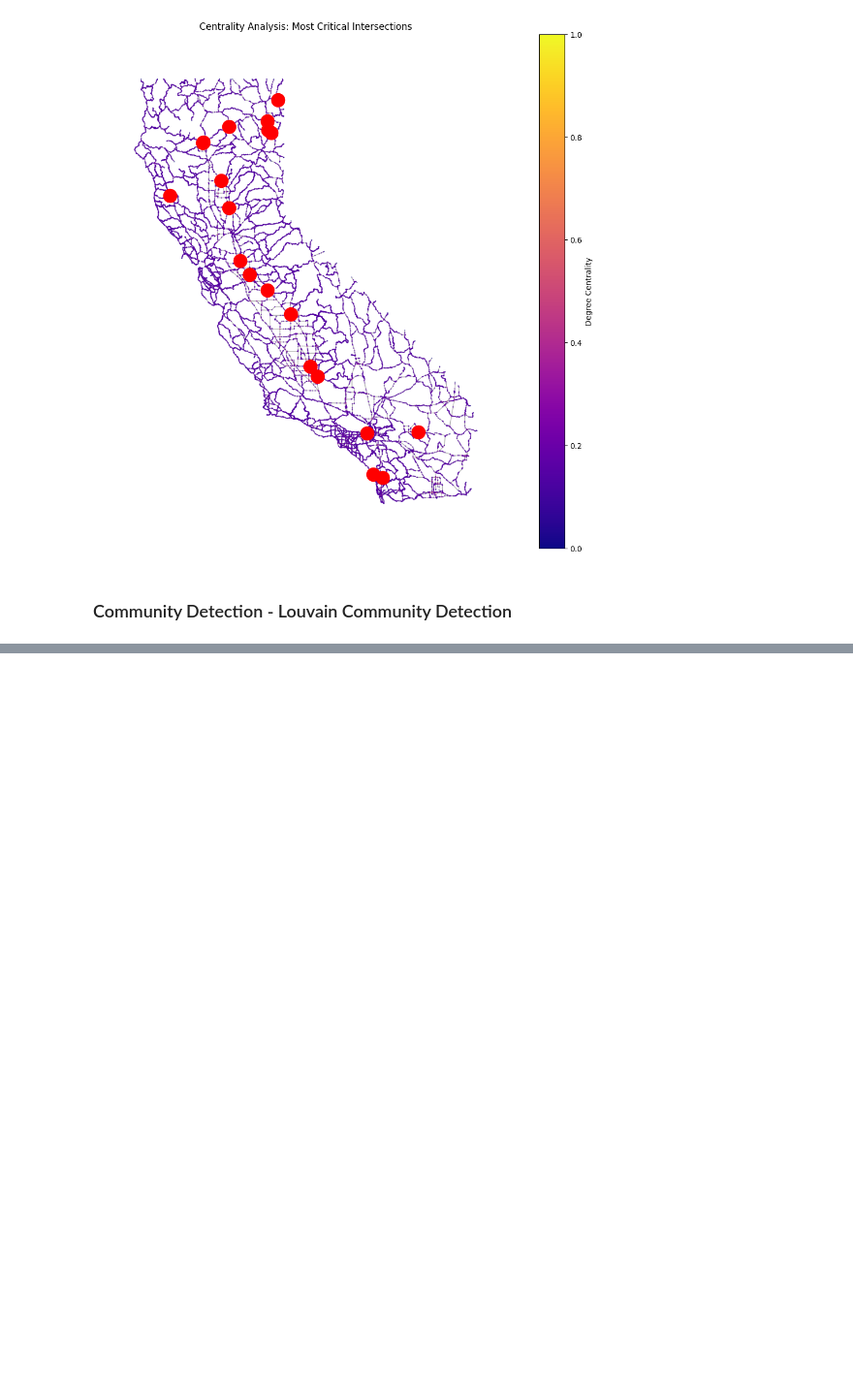
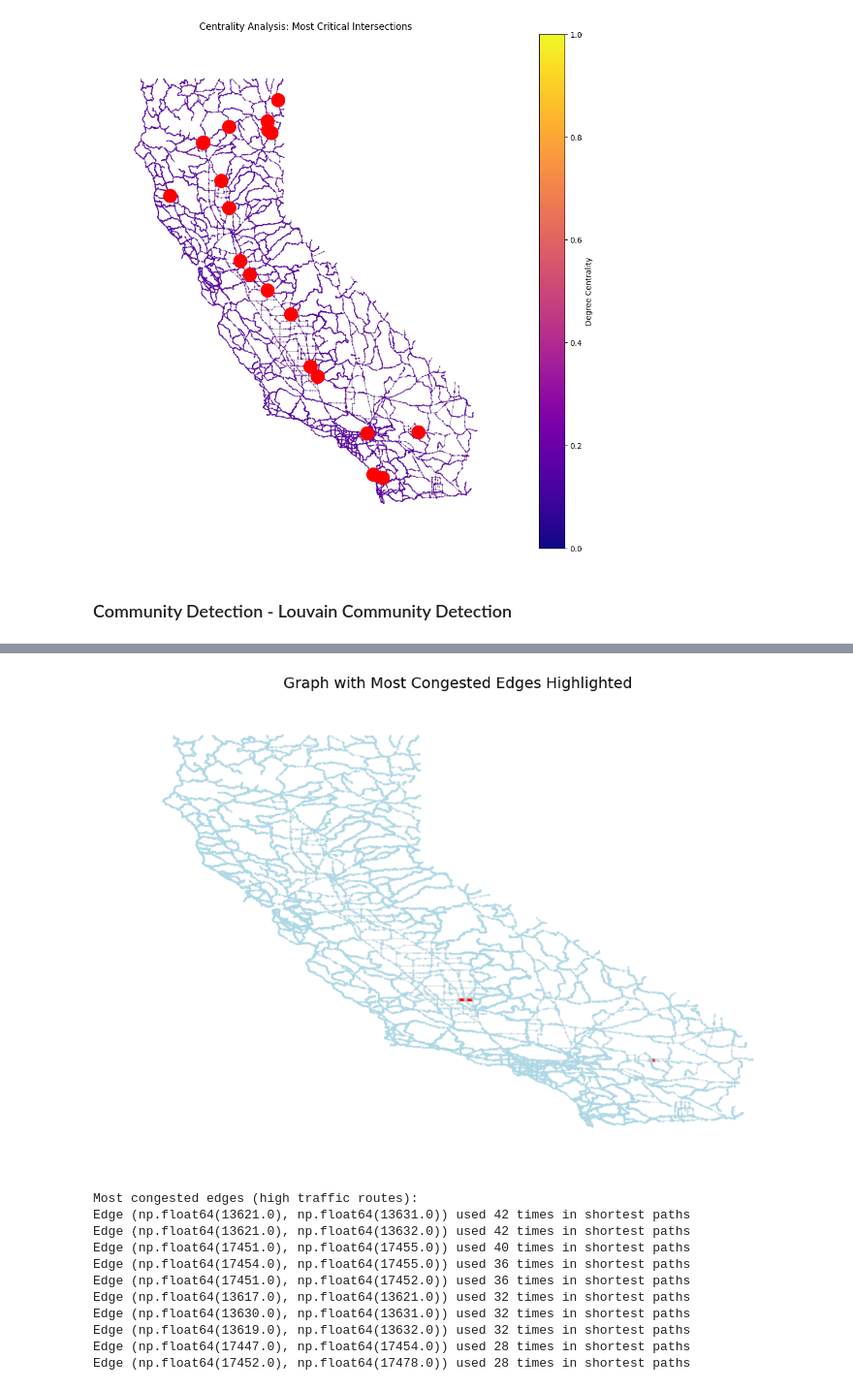
Before and after one commit to Yashvishe13/DSC190-291-Graph-theory-project, a Jupyter notebook: preliminary_analysis.ipynb, the cells around one changed output, grey strips where cells are left out. Shown: that part at 97% size. Drawn from its saved outputs; the diff is of its cells as text; code cells hidden in the pictures; blank space fills up the shorter version.

Commit message:
Add shortest_path

```diff
--- a/preliminary_analysis.ipynb
+++ b/preliminary_analysis.ipynb
@@ -87,0 +108,17 @@ plt.show()
+# %%
+# Compute shortest paths
+shortest_paths = approximate_shortest_paths(G, sample_size=0.3)
+# %%
+# Analyze edge usage frequency in shortest paths
+
+edge_usage = Counter()
+
+for source, paths in shortest_paths.items():
+    for target, path in paths.items():
+        # Process only sampled paths
+        for i in range(len(path) - 1):
+            edge = tuple(sorted((path[i], path[i+1])))  # Ensure edge order consistency
+            edge_usage[edge] += 1
+# %%
+# Identify most congested edges (highest usage count)
+most_congested_edges = sorted(edge_usage.items(), key=lambda x: x[1], reverse=True)
@@ -87,0 +138,44 @@ plt.show()
+# %%
+import matplotlib.pyplot as plt
+import networkx as nx
+import numpy as np
+
+most_congested_edges_set = {(int(edge[0]), int(edge[1])) for edge, _ in most_congested_edges[:10]}
+
+fig, ax = plt.subplots(figsize=(12, 8))
+
+nx.draw(G, pos, node_color='lightblue', with_labels=False, edge_color="lightgray", alpha=0.6, node_size=1, ax=ax)
+
+edge_colors = []
+edge_widths = []
+highlighted_edges = []
+
+for edge in G.edges():
+    edge_tuple = (int(edge[0]), int(edge[1]))
+    if edge_tuple in most_congested_edges_set:
+        highlighted_edges.append(edge)
+    else:
+        edge_colors.append("gray")
+        edge_widths.append(0.8)
+
+nx.draw_networkx_edges(G, pos, edgelist=highlighted_edges, edge_color="red", width=3, alpha=0.9, ax=ax)
+
+plt.title("Graph with Most Congested Edges Highlighted", fontsize=14)
+plt.show()
+
+print("Most congested edges (high traffic routes):")
+for edge, count in most_congested_edges[:10]:
+    print(f"Edge {edge} used {count} times in shortest paths")
+# %% [output]
+[figure, added]
+Most congested edges (high traffic routes):
+Edge (np.float64(13621.0), np.float64(13631.0)) used 42 times in shortest paths
+Edge (np.float64(13621.0), np.float64(13632.0)) used 42 times in shortest paths
+Edge (np.float64(17451.0), np.float64(17455.0)) used 40 times in shortest paths
+Edge (np.float64(17454.0), np.float64(17455.0)) used 36 times in shortest paths
+Edge (np.float64(17451.0), np.float64(17452.0)) used 36 times in shortest paths
+Edge (np.float64(13617.0), np.float64(13621.0)) used 32 times in shortest paths
+Edge (np.float64(13630.0), np.float64(13631.0)) used 32 times in shortest paths
+Edge (np.float64(13619.0), np.float64(13632.0)) used 32 times in shortest paths
+Edge (np.float64(17447.0), np.float64(17454.0)) used 28 times in shortest paths
+Edge (np.float64(17452.0), np.float64(17478.0)) used 28 times in shortest paths
```
Also changed, not shown: parts of 3 cells of this notebook.
